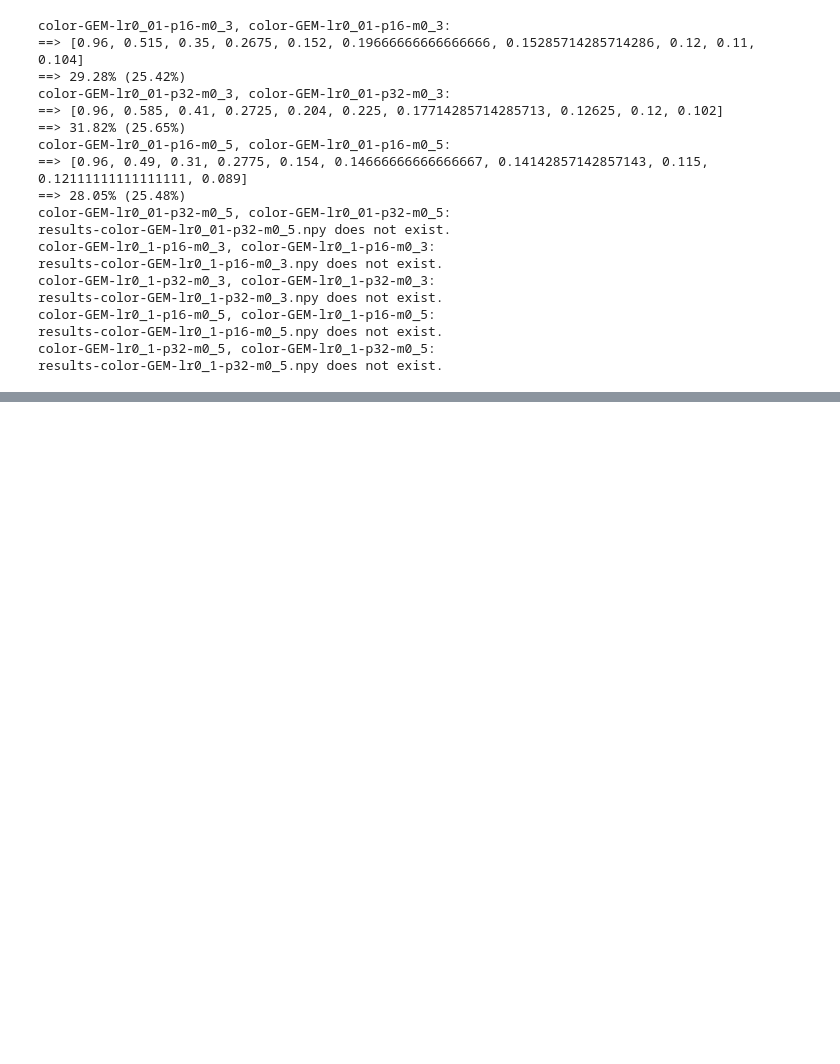
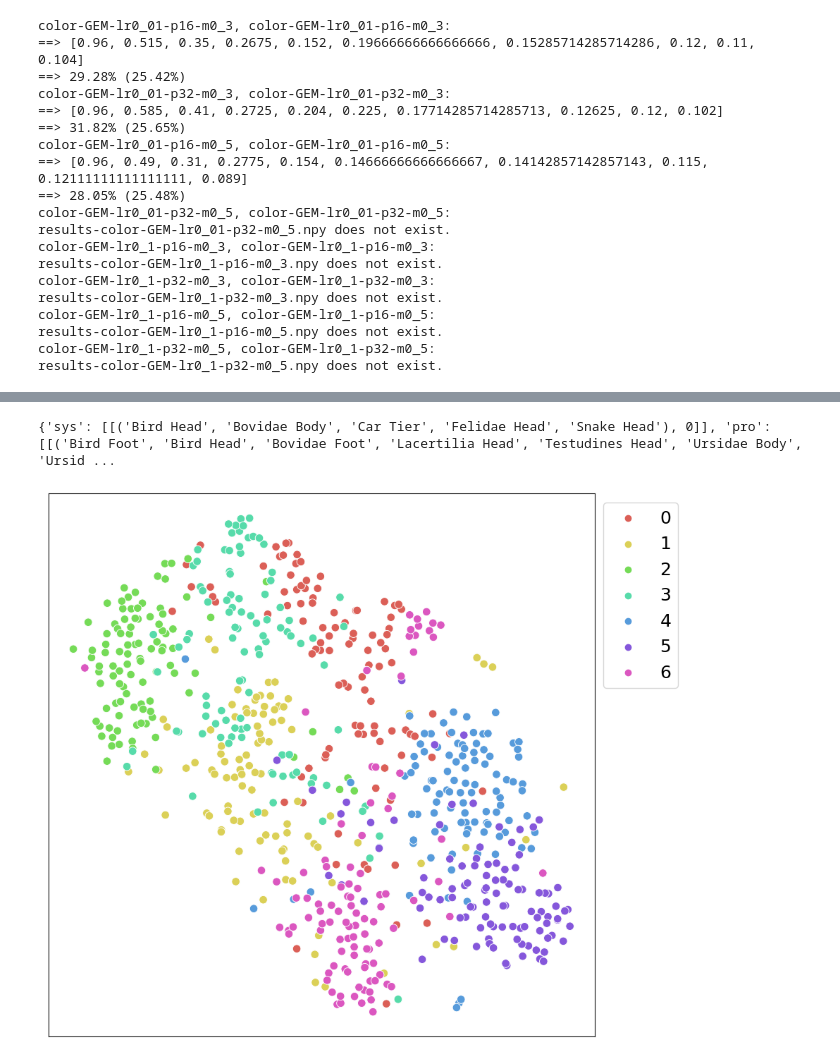
Before and after one commit to liaoweiduo/continual-learning-baselines, a Jupyter notebook: experiments/visualization.ipynb, the cells around one changed output, grey strips where cells are left out. Drawn from its saved outputs; the diff is of its cells as text; code cells hidden in the pictures; blank space fills up the shorter version.

```diff
--- a/experiments/visualization.ipynb
+++ b/experiments/visualization.ipynb
@@ -216,0 +655,21 @@ results-color-GEM-lr0_1-p32-m0_5.npy does not exist.
+# %%
+
+args = create_default_args(default_args, {'dataset': 'cpin', 'project_name': 'CPIN', 'exp_name': 'LwF-cls'})
+
+set_seed(args.seed)
+device = torch.device(f"cuda:{args.cuda}"
+                      if torch.cuda.is_available() and
+                      args.cuda >= 0 else "cpu")
+
+exp_path, checkpoint_path = create_experiment_folder(
+    root=args.exp_root,
+    exp_name=args.exp_name,
+    project_name=args.project_name)
+
+origin_model = get_resnet(
+    multi_head=True,
+    pretrained=True, pretrained_model_path=os.path.join(checkpoint_path, 'model.pth'),
+    fix=args.test_freeze_feature_extractor,
+)
+
+origin_model.eval()
@@ -216,0 +750,26 @@ results-color-GEM-lr0_1-p32-m0_5.npy does not exist.
+# %%
+# get TSNE
+
+from sklearn import manifold
+
+tsne = manifold.TSNE(n_components=2, perplexity=30, random_state=1234)
+X = tsne.fit_transform(features)
+
+# draw TSNE
+
+plt.figure(figsize=(10, 10))
+# sns.set_palette('Set2', 7)
+matplotlib.rcParams.update({'font.size': 18})
+
+ax = sns.scatterplot(x=X[:, 0], y=X[:, 1], hue=labels, palette=sns.color_palette('hls', 7), s=70)
+plt.legend(loc = 'upper left', bbox_to_anchor = (1, 1))
+plt.xticks([])
+plt.yticks([])
+
+print(modes)
+
+fig = ax.get_figure()
+fig.savefig(os.path.join(exp_path, 'tsne.png'), dpi = 400, bbox_inches='tight')
+# %% [output]
+{'sys': [[('Bird Head', 'Bovidae Body', 'Car Tier', 'Felidae Head', 'Snake Head'), 0]], 'pro': [[('Bird Foot', 'Bird Head', 'Bovidae Foot', 'Lacertilia Head', 'Testudines Head', 'Ursidae Body', 'Ursid ...
+[figure, added]
```
Also changed, not shown: parts of 14 cells of this notebook, 13 other files.
